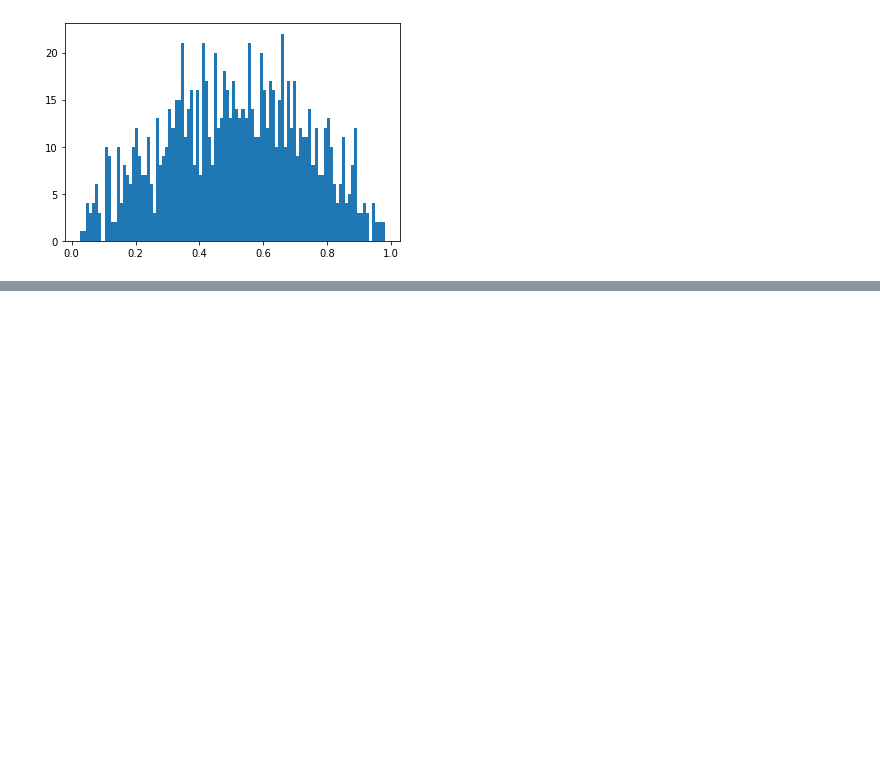
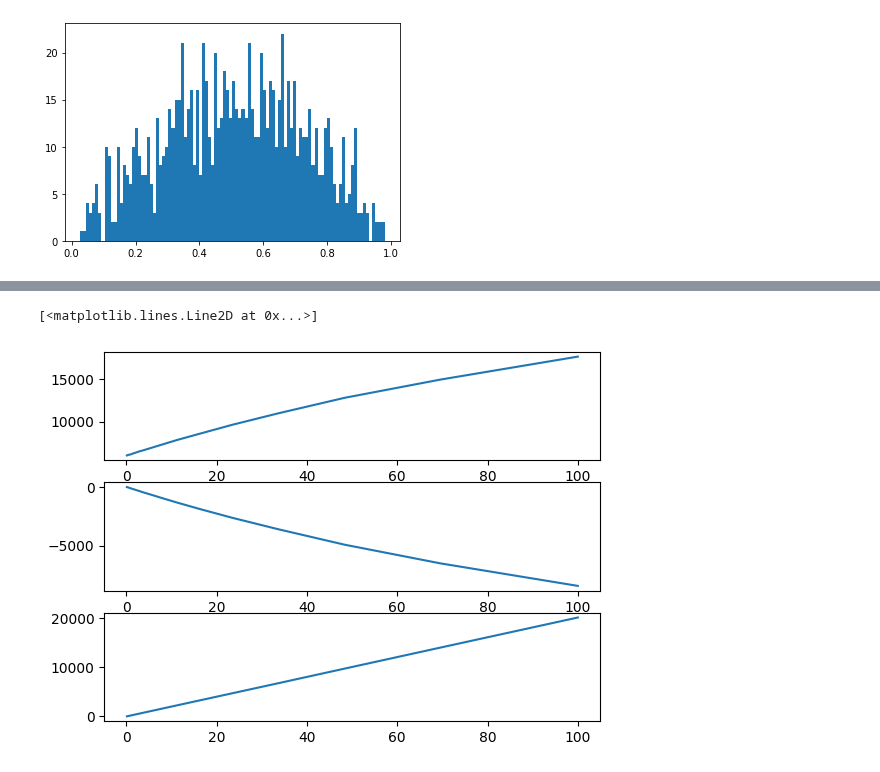
Before and after one commit to moej56153/Master_Thesis, a Jupyter notebook: integral_data_analysis/PPC_distribution.ipynb, the cells around one changed output, grey strips where cells are left out. Saved outputs shown, nothing was run; the diff lists cells and outputs as text; code cells hidden in the pictures; blank space fills up the shorter version.

```diff
--- a/integral_data_analysis/PPC_distribution.ipynb
+++ b/integral_data_analysis/PPC_distribution.ipynb
@@ -247,0 +289,8 @@ _ = plt.hist(cdf, bins=num_bins)
+# %%
+v_s1 = calc_bmaxL_variance_matrix(
+    np.array([input_b[12]]),
+    np.array(input_s1),
+    np.array([input_t1[10]]),
+    np.array([input_s2[5]]),
+    np.array([input_t2[6]])
+)
@@ -247,0 +318,12 @@ _ = plt.hist(cdf, bins=num_bins)
+# %%
+fig, ax = plt.subplots(nrows=3)
+ax[0].plot(input_b, v_s1[0,:,0,0,0,0,0,0])
+ax[1].plot(input_b, v_s1[0,:,0,0,0,0,1,0])
+ax[2].plot(input_b, v_s1[0,:,0,0,0,0,1,1])
+
+# ax[0].set_xscale("log")
+# ax[1].set_xscale("log")
+# ax[2].set_xscale("log")
+# %% [output]
+[<matplotlib.lines.Line2D at 0x...>]
+[figure, added]
```
Also changed, not shown: parts of 16 cells of this notebook, 1 other file.
